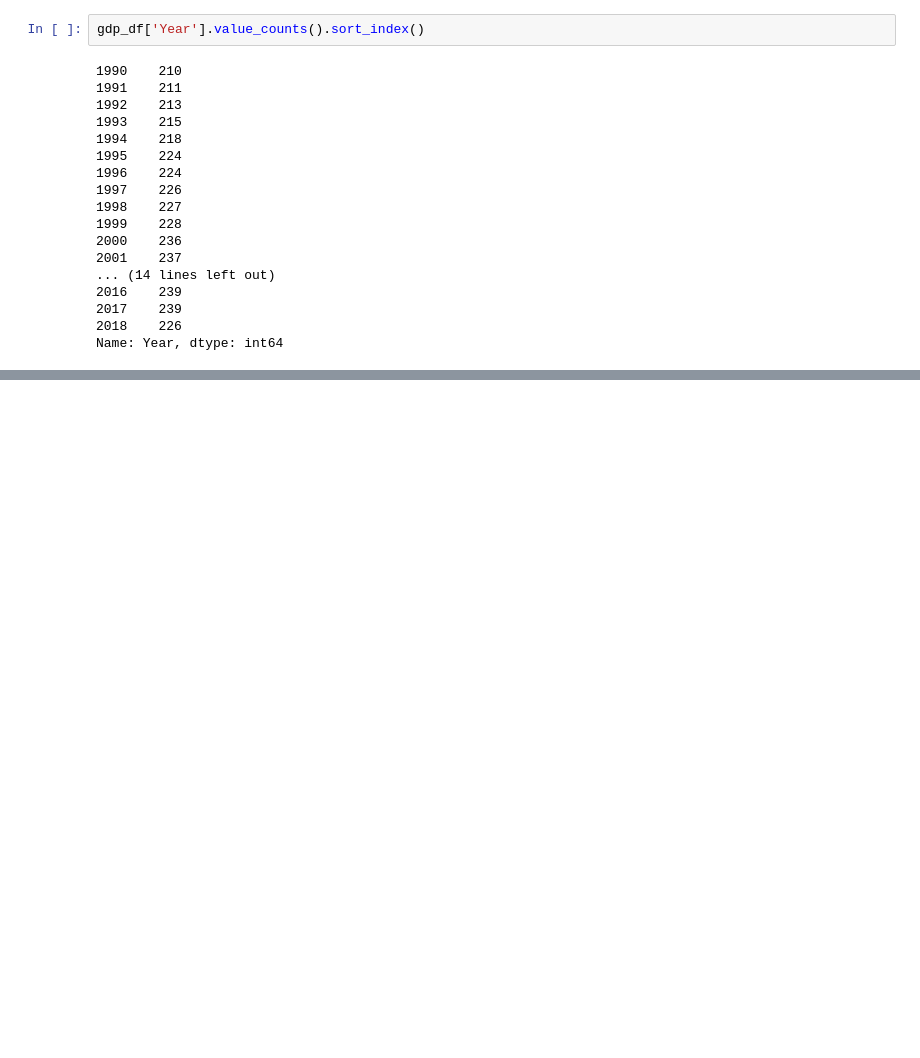
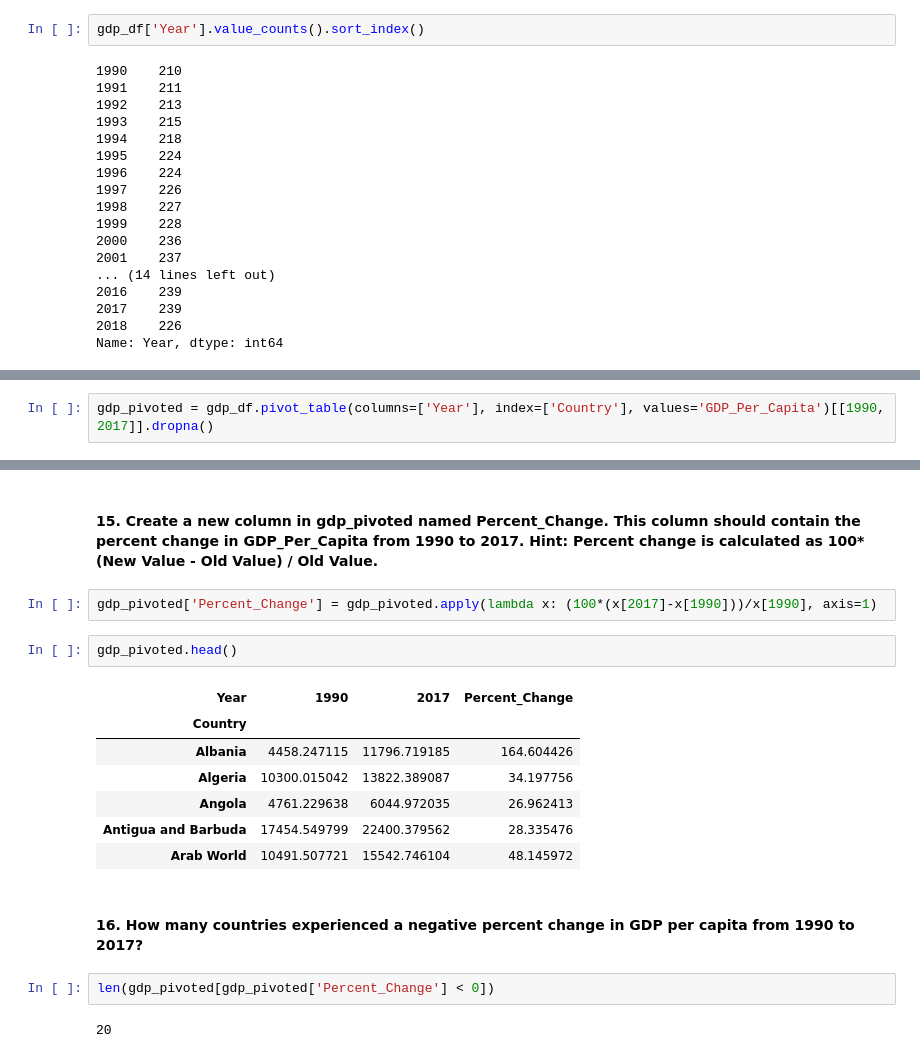
Before and after one commit to nss-data-science-cohort-4/dq1-undata-alvinwendt, a Jupyter notebook: notebook/UN_Data_Exploration.ipynb, the cells around one changed output, grey strips where cells are left out. Cells and saved outputs as stored; diff of their text form; blank space fills up the shorter version.

```diff
--- a/notebook/UN_Data_Exploration.ipynb
+++ b/notebook/UN_Data_Exploration.ipynb
@@ -102,0 +152,2 @@ Name: Year, Length: 243, dtype: int64
+# %%
+gdp_pivoted = gdp_df.pivot_table(columns=['Year'], index=['Country'], values='GDP_Per_Capita')[[1990, 2017]].dropna()
@@ -102,0 +164,20 @@ Name: Year, Length: 243, dtype: int64
+# %% [markdown]
+#### 15. Create a new column in gdp_pivoted named Percent_Change. This column should contain the percent change in GDP_Per_Capita from 1990 to 2017. Hint: Percent change is calculated as 100*(New Value - Old Value) / Old Value.
+# %%
+gdp_pivoted['Percent_Change'] = gdp_pivoted.apply(lambda x: (100*(x[2017]-x[1990]))/x[1990], axis=1)
+# %%
+gdp_pivoted.head()
+# %% [output]
+| Year | 1990 | 2017 | Percent_Change |
+| Country |  |  |  |
+| Albania | 4458.247115 | 11796.719185 | 164.604426 |
+| Algeria | 10300.015042 | 13822.389087 | 34.197756 |
+| Angola | 4761.229638 | 6044.972035 | 26.962413 |
+| Antigua and Barbuda | 17454.549799 | 22400.379562 | 28.335476 |
+| Arab World | 10491.507721 | 15542.746104 | 48.145972 |
+# %% [markdown]
+#### 16. How many countries experienced a negative percent change in GDP per capita from 1990 to 2017?
+# %%
+len(gdp_pivoted[gdp_pivoted['Percent_Change'] < 0])
+# %% [output]
+20
```
Also changed, not shown: parts of 41 cells of this notebook.
